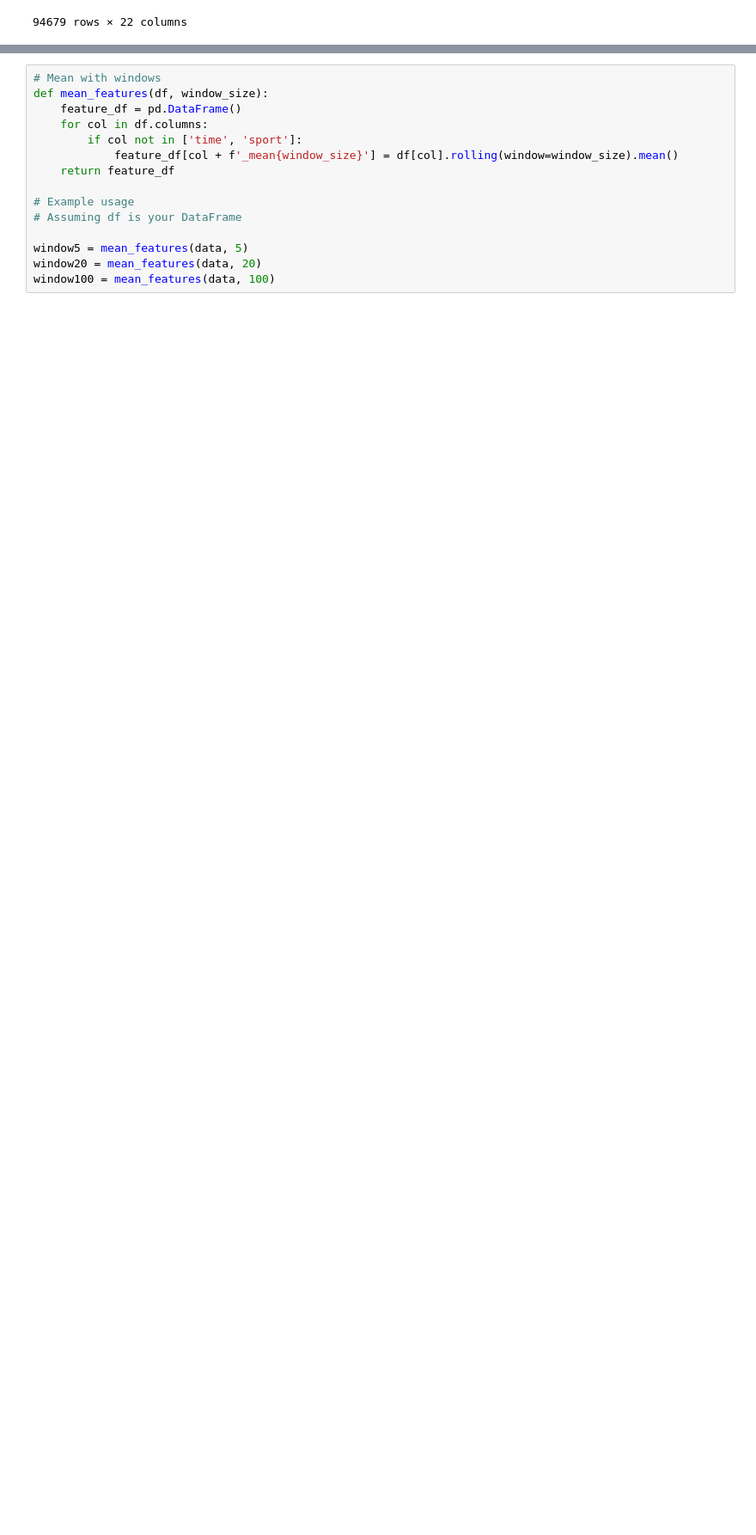
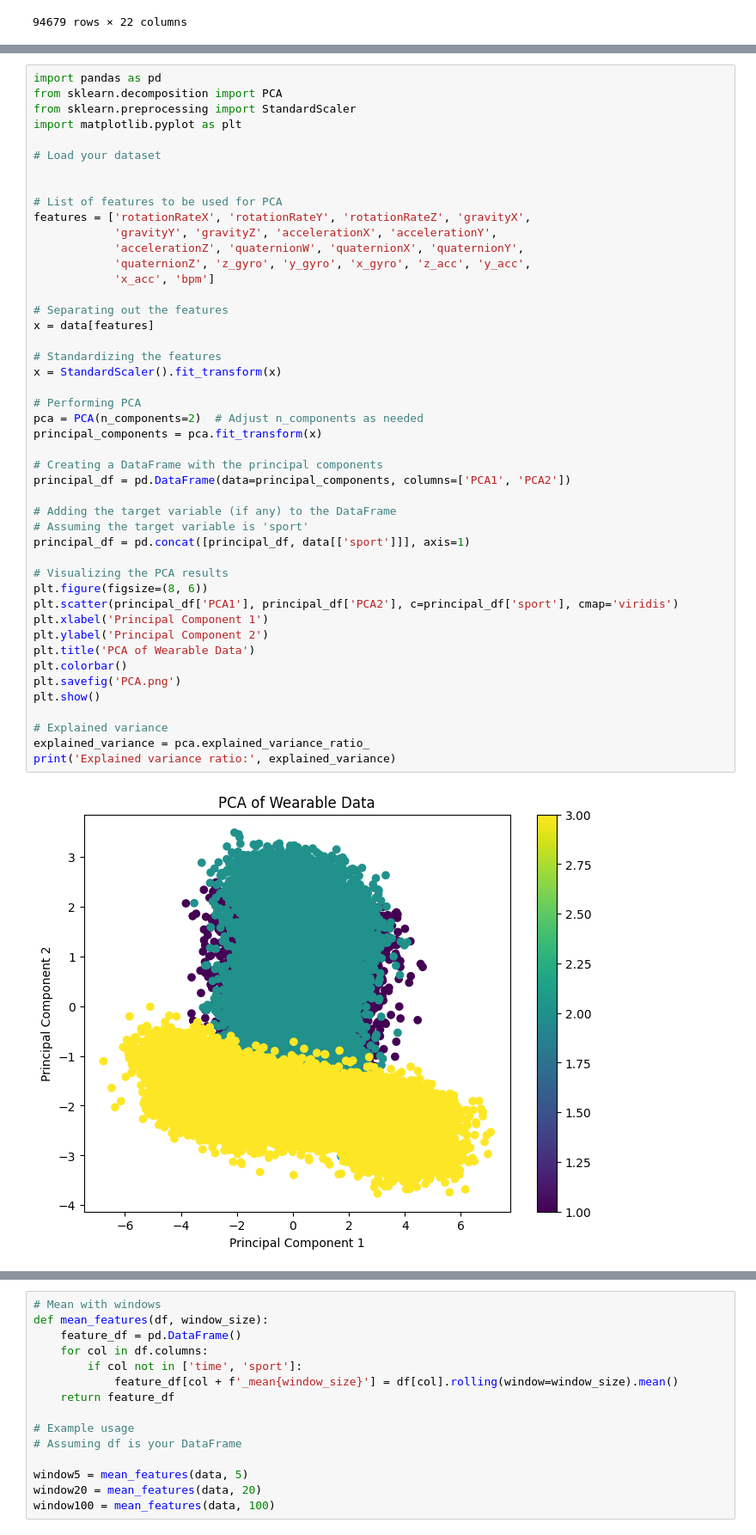
Before and after one commit to Alvarodelamaza/fitness_ml, a Jupyter notebook: feature_engineering.ipynb, the cells around one changed output, grey strips where cells are left out. Shown at 86% size. Cells and saved outputs as stored; diff of their text form; blank space fills up the shorter version.

```diff
--- a/feature_engineering.ipynb
+++ b/feature_engineering.ipynb
@@ -31,0 +34,48 @@ Feature Engineering
+# %%
+import pandas as pd
+from sklearn.decomposition import PCA
+from sklearn.preprocessing import StandardScaler
+import matplotlib.pyplot as plt
+
+# Load your dataset
+
+
+# List of features to be used for PCA
+features = ['rotationRateX', 'rotationRateY', 'rotationRateZ', 'gravityX',
+            'gravityY', 'gravityZ', 'accelerationX', 'accelerationY',
+            'accelerationZ', 'quaternionW', 'quaternionX', 'quaternionY',
+            'quaternionZ', 'z_gyro', 'y_gyro', 'x_gyro', 'z_acc', 'y_acc',
+            'x_acc', 'bpm']
+
+# Separating out the features
+x = data[features]
+
+# Standardizing the features
+x = StandardScaler().fit_transform(x)
+
+# Performing PCA
+pca = PCA(n_components=2)  # Adjust n_components as needed
+principal_components = pca.fit_transform(x)
+
+# Creating a DataFrame with the principal components
+principal_df = pd.DataFrame(data=principal_components, columns=['PCA1', 'PCA2'])
+
+# Adding the target variable (if any) to the DataFrame
+# Assuming the target variable is 'sport'
+principal_df = pd.concat([principal_df, data[['sport']]], axis=1)
+
+# Visualizing the PCA results
+plt.figure(figsize=(8, 6))
+plt.scatter(principal_df['PCA1'], principal_df['PCA2'], c=principal_df['sport'], cmap='viridis')
+plt.xlabel('Principal Component 1')
+plt.ylabel('Principal Component 2')
+plt.title('PCA of Wearable Data')
+plt.colorbar()
+plt.savefig('PCA.png')
+plt.show()
+
+# Explained variance
+explained_variance = pca.explained_variance_ratio_
+print('Explained variance ratio:', explained_variance)
+# %% [output]
+[figure, added]
```
Also changed, not shown: parts of 16 cells of this notebook, 4 other files.
